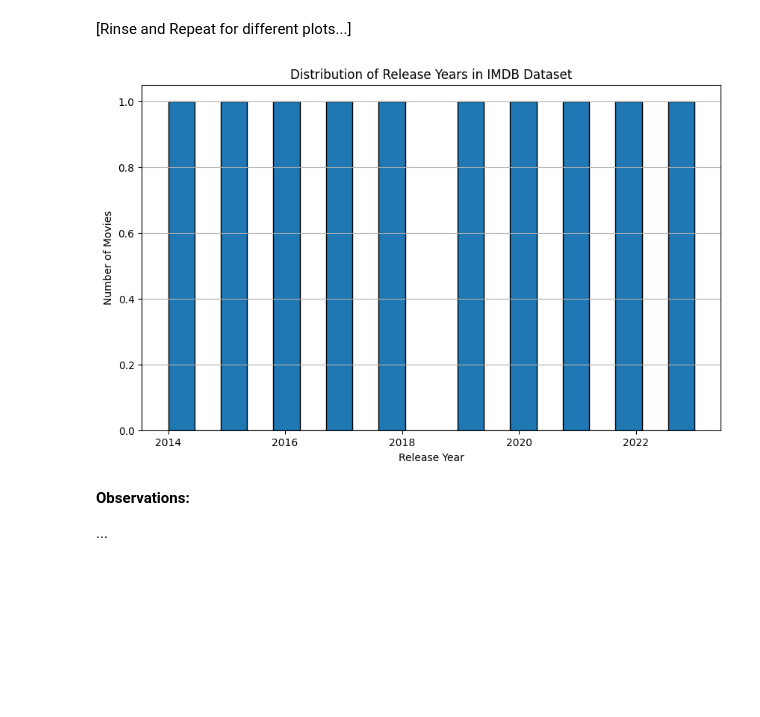
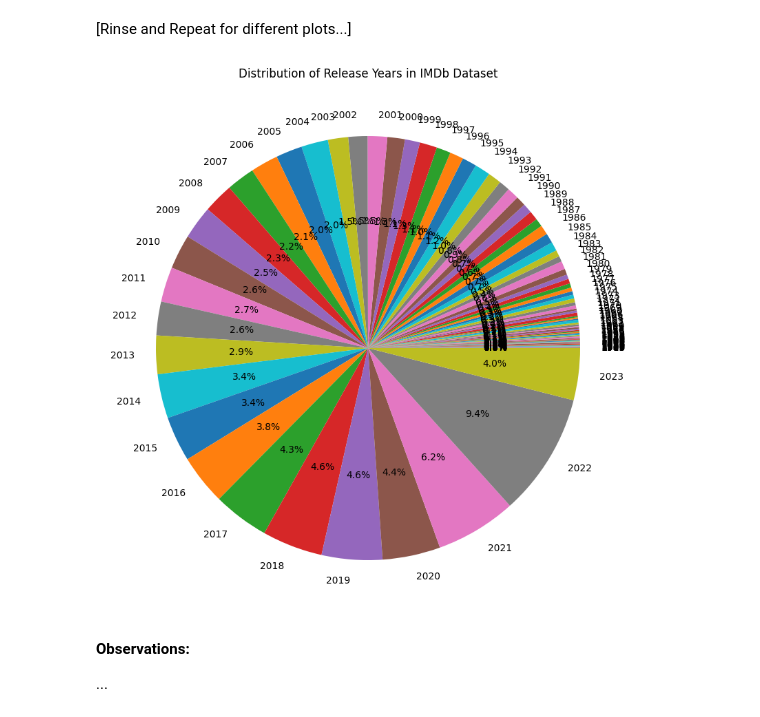
Before and after one commit to oigwe-frx/movie-database-analysis, a Jupyter notebook: Movie_Analysis.ipynb, the cells around one changed output. Cells and saved outputs as stored; diff of their text form; code cells hidden in the pictures; blank space fills up the shorter version.

```diff
--- a/Movie_Analysis.ipynb
+++ b/Movie_Analysis.ipynb
@@ -294,30 +294,30 @@ NameError: name 'df' is not defined
 * ...
 # %% [markdown]
 [Rinse and Repeat for different plots...]
-# %%
-#Release year Bar
-
-import pandas as pd
-import matplotlib.pyplot as plt
-data = pd.read_csv('/content/imdb_movies.csv')
-
-data = {
-    "release_year": [2023, 2022, 2021, 2020, 2019, 2018, 2017, 2016, 2015, 2014],
-    # ... other columns
-}
-
-df = pd.DataFrame(data)
-
-# Create a histogram for the release year
-plt.figure(figsize=(10, 6))
-plt.hist(df["release_year"], bins=20, edgecolor="black")
-plt.xlabel("Release Year")
-plt.ylabel("Number of Movies")
-plt.title("Distribution of Release Years in IMDB Dataset")
-plt.grid(axis="y")
-plt.show()
-# %% [output]
-[figure, removed]
+# %%
+#Visualization and Observations on Release year Bar PIE (DMA)
+
+import pandas as pd
+import matplotlib.pyplot as plt
+
+# Since the actual dataset is stored in a different path, let's use the correct path
+df = pd.read_csv('/content/imdb_movies.csv')
+
+# The dataset doesn't directly contain 'release_year'; extract from 'date_x'
+# Convert 'date_x' to datetime to extract the year
+df['release_year'] = pd.to_datetime(df['date_x'], errors='coerce').dt.year.dropna()
+
+# Get count of release years (adjusting for potentially missing or incorrect dates)
+release_years = df['release_year'].value_counts().sort_index()
+
+# Create pie chart with release years count
+plt.figure(figsize=(10, 10))
+plt.pie(release_years, labels=release_years.index, autopct="%1.1f%%")
+plt.title("Distribution of Release Years in IMDb Dataset")
+
+plt.show()
+# %% [output]
+[figure, added]
 # %% [markdown]
 **Observations:**
 
```
Also changed, not shown: parts of 10 cells of this notebook.
